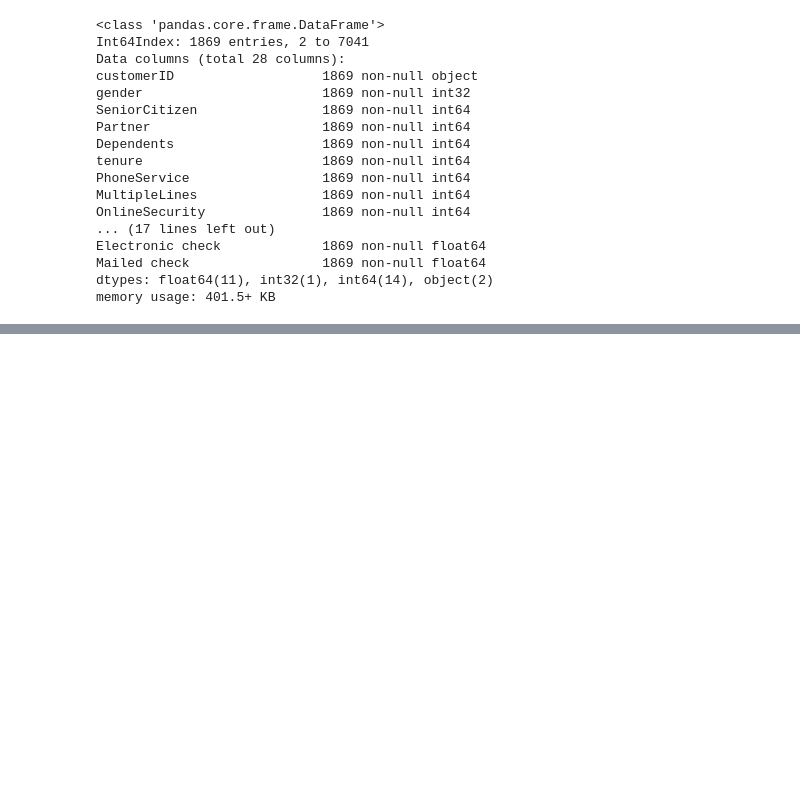
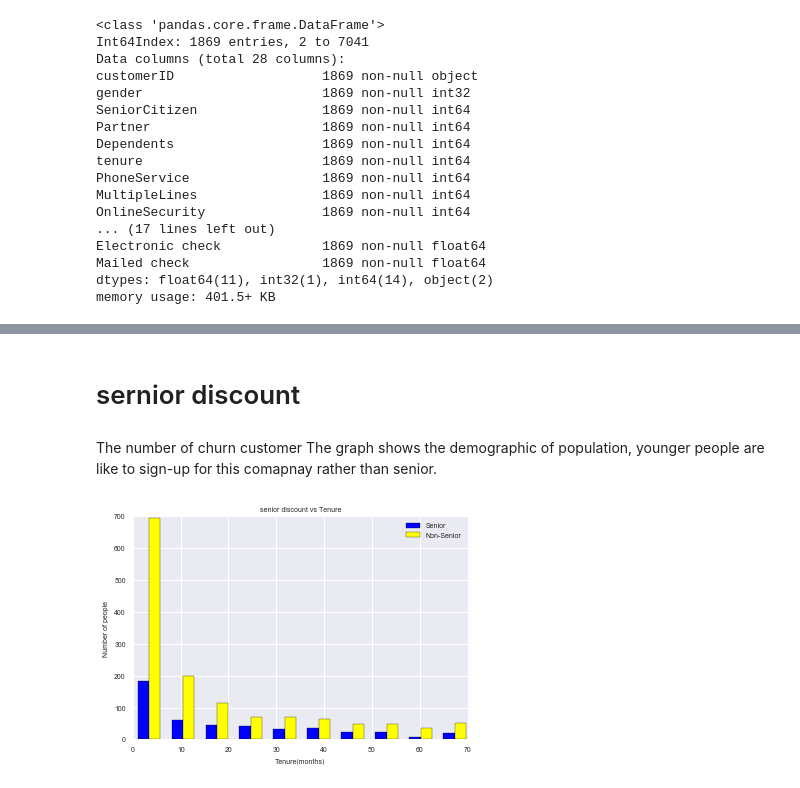
Before and after one commit to vinhpvu/Telco-customer-analytics, a Jupyter notebook: Untitled.ipynb, the cells around one changed output, grey strips where cells are left out. Saved outputs shown, nothing was run; the diff lists cells and outputs as text; code cells hidden in the pictures; blank space fills up the shorter version.

```diff
--- a/Untitled.ipynb
+++ b/Untitled.ipynb
@@ -163,0 +187,31 @@ df
+# %% [markdown]
+# sernior discount
+# %% [markdown]
+The number of churn customer
+The graph shows the demographic of population, younger people are like to sign-up for this comapnay rather than senior.
+# %%
+x = churn_data[customer["SeniorCitizen"]==1]
+y = churn_data[customer["SeniorCitizen"]==0]
+
+x_count=x['tenure']
+y_count=y['tenure']
+fig, ax = plt.subplots()
+
+a_heights, a_bins = np.histogram(x_count)
+b_heights, b_bins = np.histogram(y_count, bins=a_bins)
+
+width = (a_bins[1] - a_bins[0])/3
+
+ax.bar(a_bins[:-1], a_heights, width=width, facecolor='blue',label="Senior")
+ax.bar(b_bins[:-1]+width, b_heights, width=width, facecolor='yellow',label="Non-Senior")
+
+
+plt.xticks(size = 7)
+plt.yticks(size = 7)
+plt.xlabel('Tenure(months)', size = 7)
+plt.ylabel('Number of people', size = 7)
+plt.title('senior discount vs Tenure', size = 7)
+plt.legend(prop={'size':7})
+plt.show()
+# %% [output]
+[figure, added]
```
Also changed, not shown: parts of 20 cells of this notebook.
